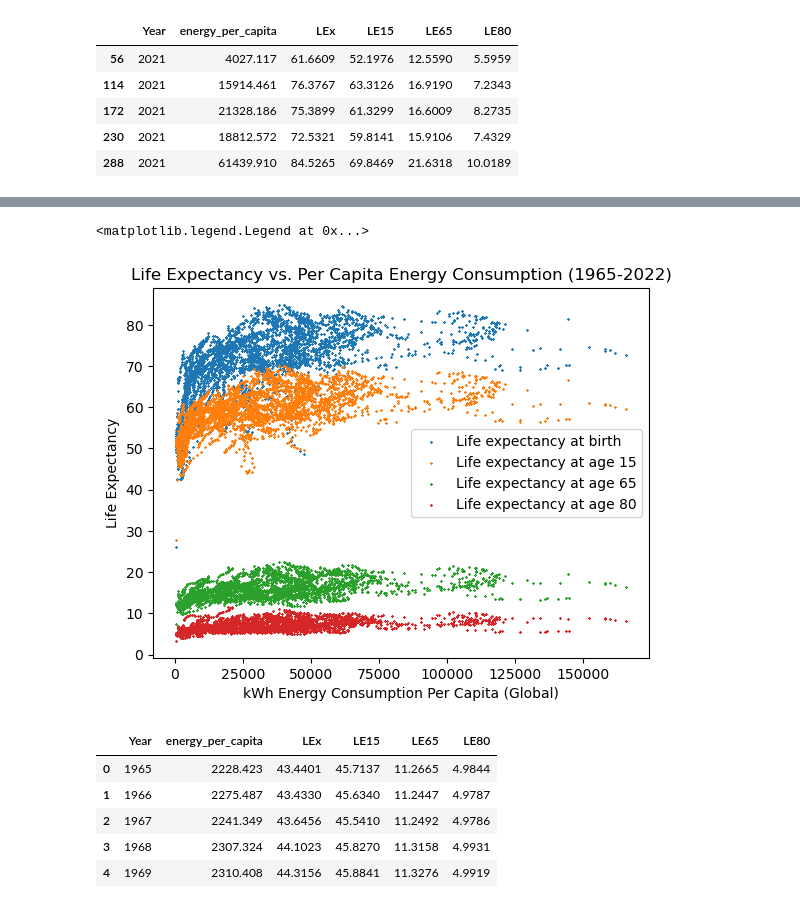
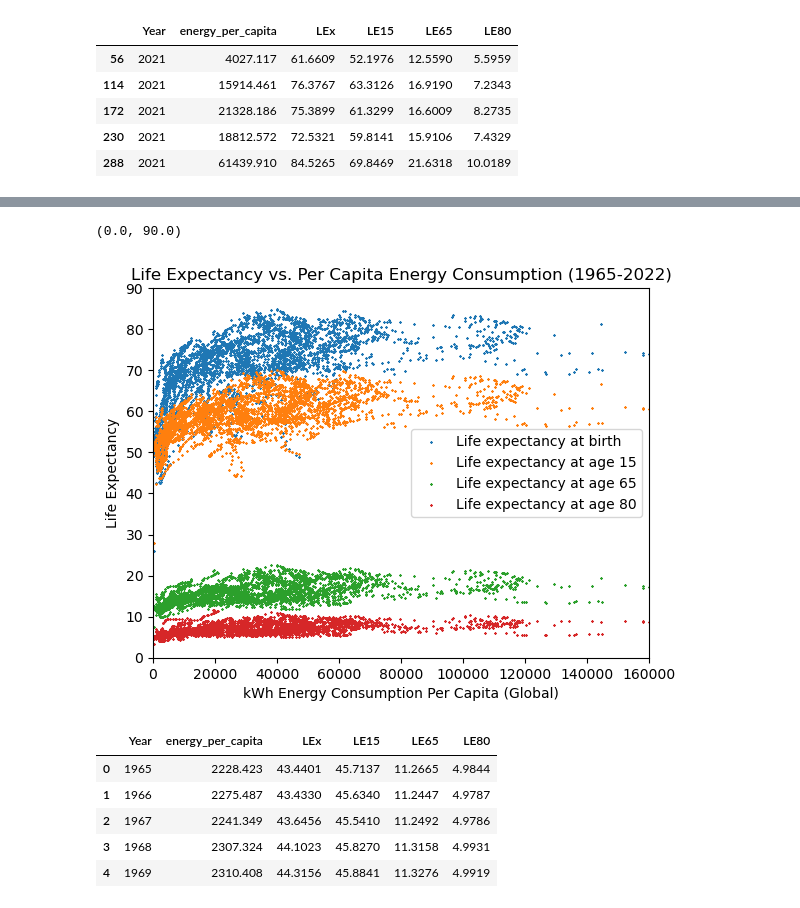
Before and after one commit to Faith-Hall/Group-Project-1, a Jupyter notebook: analysis_1.ipynb, the cells around one changed output, grey strips where cells are left out. Cells and saved outputs as stored; diff of their text form; code cells hidden in the pictures.

```diff
--- a/analysis_1.ipynb
+++ b/analysis_1.ipynb
@@ -79,19 +85,24 @@ x_axis = energy_per_capita
 # %%
 # graph for life expectancy 1950-2022
 # graphs/plots
 plt.scatter(x_axis, LEx, marker="x", s=1, label = "Life expectancy at birth")
 plt.scatter(x_axis, LE15, marker="x", s=1, label = "Life expectancy at age 15")
 plt.scatter(x_axis, LE65, marker="x", s=1, label = "Life expectancy at age 65")
 plt.scatter(x_axis, LE80, marker="x", s=1, label = "Life expectancy at age 80")
 
 plt.title("Life Expectancy vs. Per Capita Energy Consumption (1965-2022)")
 plt.xlabel("kWh Energy Consumption Per Capita (Global)")
 plt.ylabel("Life Expectancy")
 
+# legend location
 plt.legend(loc='best')
+
+# setting limits
+plt.xlim(0, 160000)
+plt.ylim(0, 90)
 # %% [output]
-<matplotlib.legend.Legend at 0x...>
+(0.0, 90.0)
-[figure, old version]
+[figure, new version]
 # %%
 # Generation X (1965-1979)
 genX = reduced_df.loc[(reduced_df['Year'] >= 1965) & (reduced_df['Year'] <=1979)]
```
Also changed, not shown: parts of 5 cells of this notebook.
